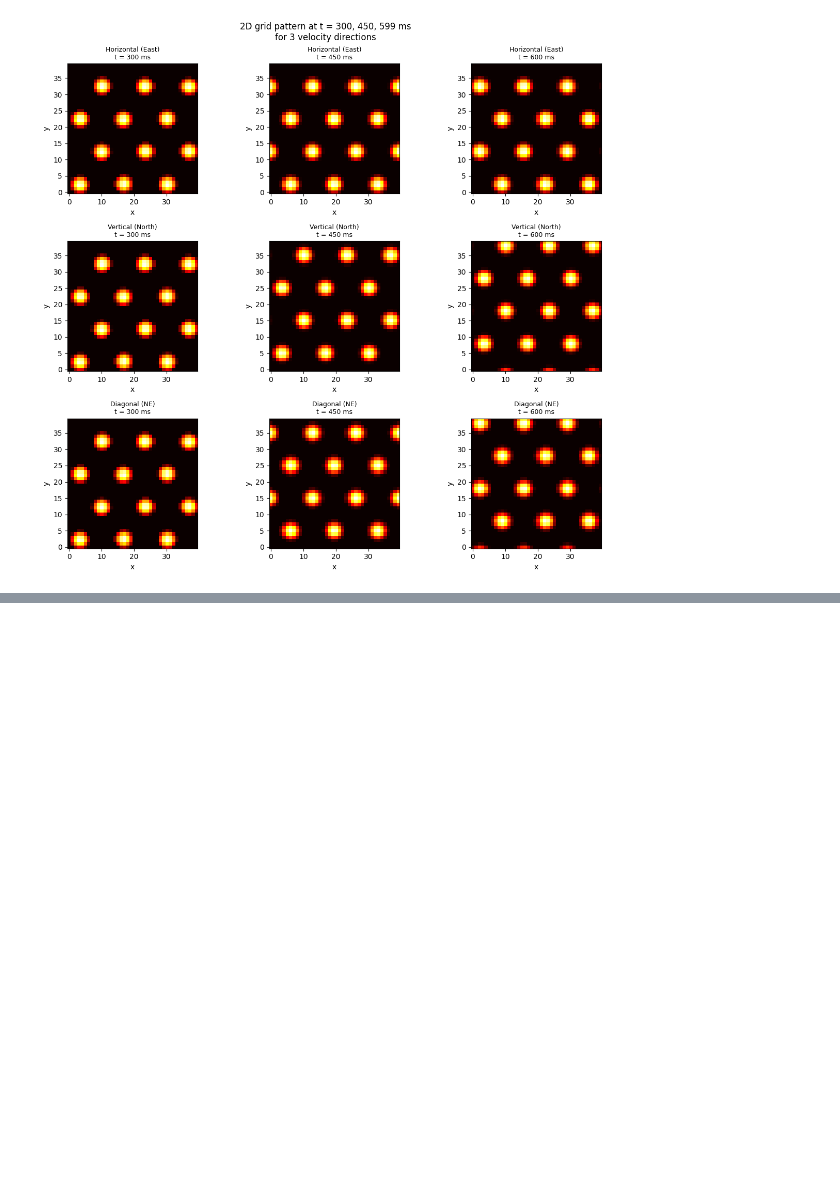
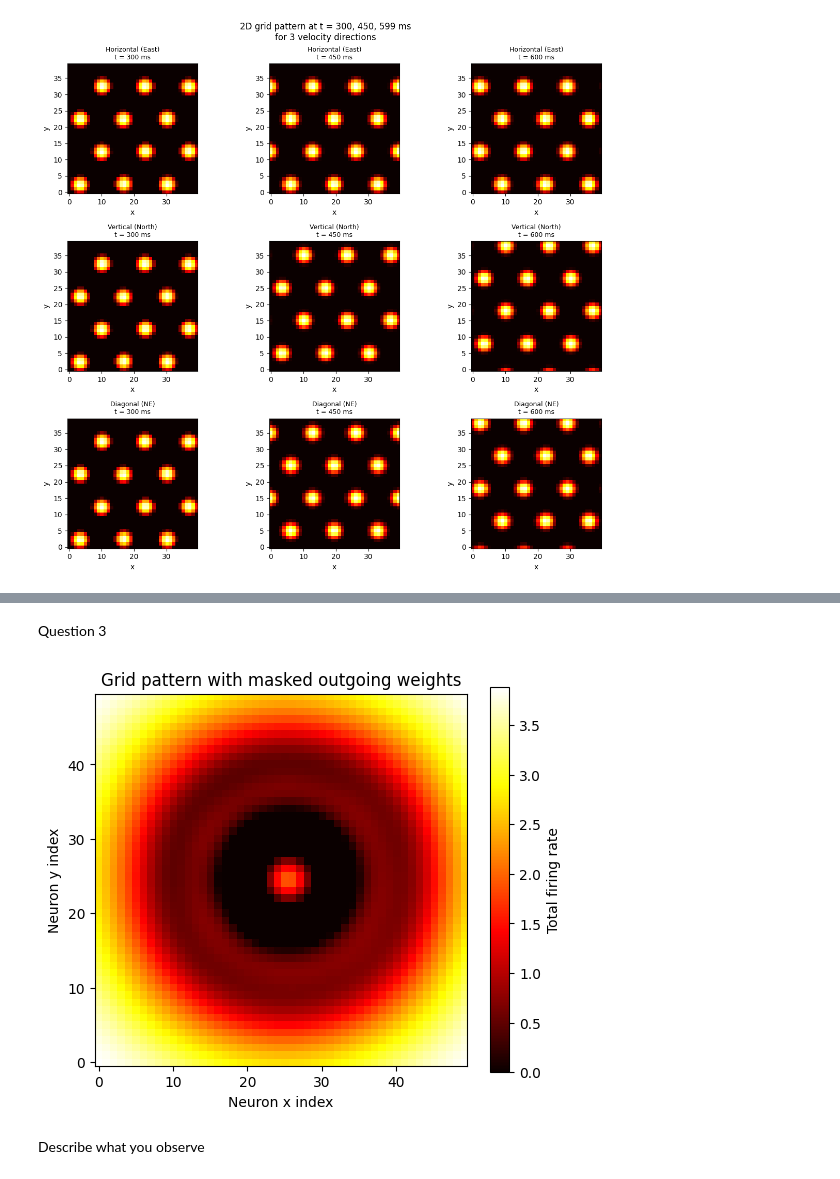
Before and after one commit to maelle-cvd/Neuronal-Dynamics, a Jupyter notebook: MP2.ipynb, the cells around one changed output, grey strips where cells are left out. Drawn from its saved outputs; the diff is of its cells as text; code cells hidden in the pictures; blank space fills up the shorter version.

```diff
--- a/MP2.ipynb
+++ b/MP2.ipynb
@@ -676,0 +811,2 @@ plt.show()
+# %% [markdown]
+Question 3
@@ -676,0 +824,19 @@ plt.show()
+# %%
+# Shifted kernels
+
+W_N = np.roll(W_2d, 1, axis=0)
+W_S = np.roll(W_2d, -1, axis=0)
+
+W_E = np.roll(W_2d, 1, axis=1)
+W_W = np.roll(W_2d, -1, axis=1)
+
+
+# Initial conditions
+
+np.random.seed(0)
+
+s_N = np.random.uniform(0, 0.1, (M, M))
+s_S = np.random.uniform(0, 0.1, (M, M))
+
+s_E = np.random.uniform(0, 0.1, (M, M))
+s_W = np.random.uniform(0, 0.1, (M, M))
@@ -676,0 +897,23 @@ plt.show()
+# %%
+# Plot
+
+
+plt.figure(figsize=(6,5))
+
+plt.imshow(
+    r_total_2d,
+    origin='lower',
+    cmap='hot'
+)
+
+plt.colorbar(label='Total firing rate')
+
+plt.title('Grid pattern with masked outgoing weights')
+plt.xlabel('Neuron x index')
+plt.ylabel('Neuron y index')
+
+plt.show()
+# %% [output]
+[figure, added]
+# %% [markdown]
+Describe what you observe
```
Also changed, not shown: parts of 11 cells of this notebook.
